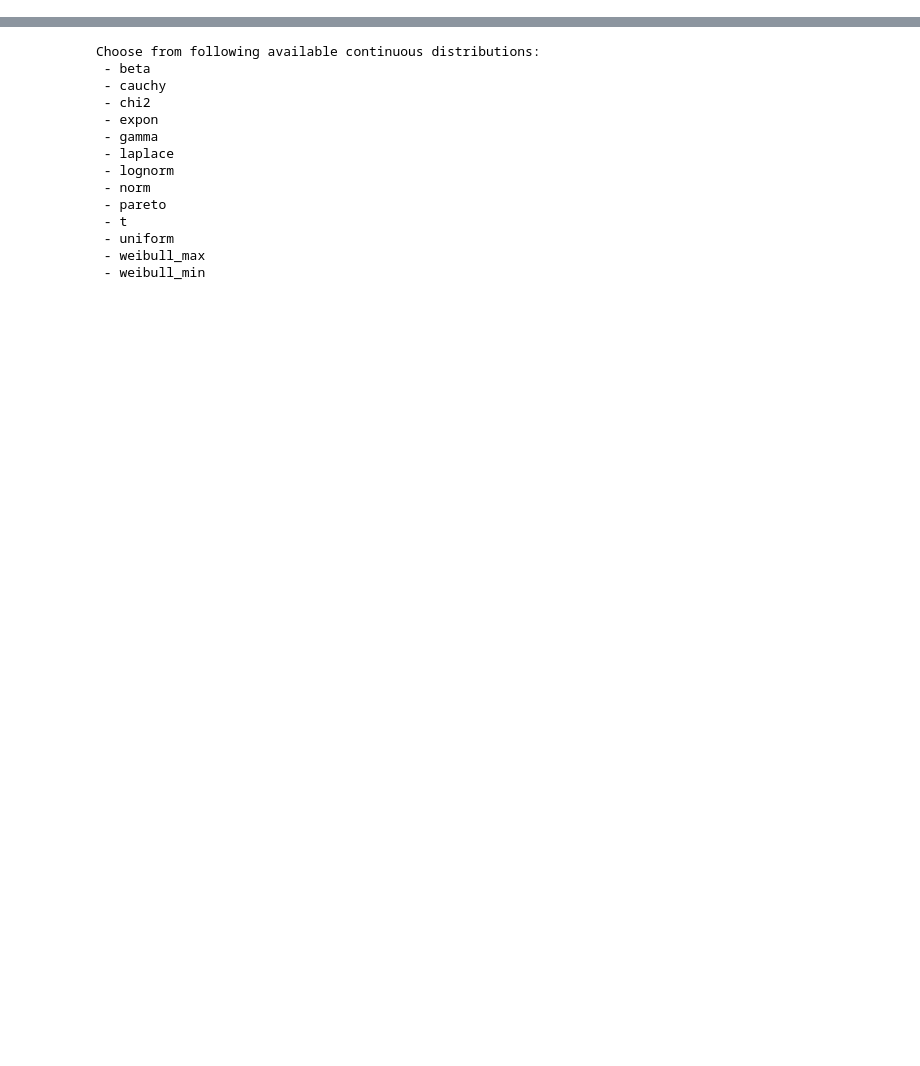
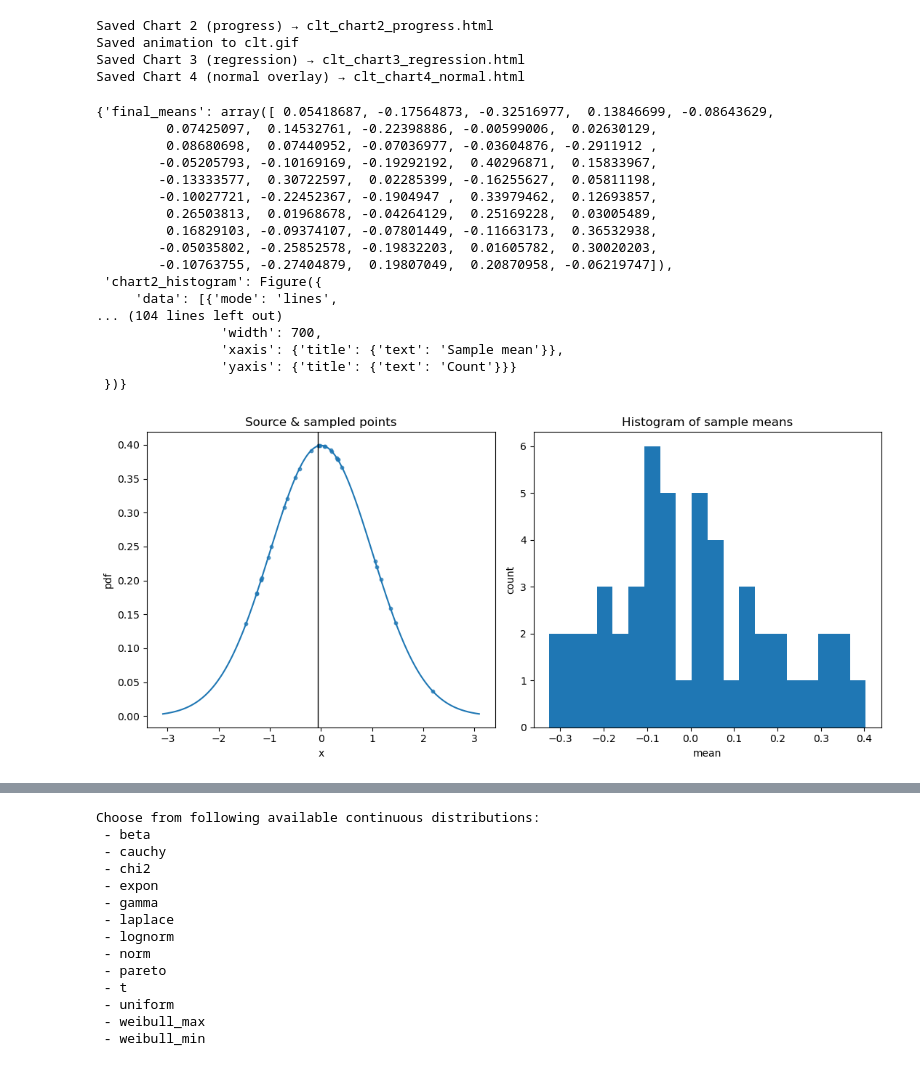
Before and after one commit to samarthsoni17/ideal-ML-train, a Jupyter notebook: math-illustrations/CentralLimitTheorem.ipynb, the cells around one changed output, grey strips where cells are left out. Cells and saved outputs as stored; diff of their text form; code cells hidden in the pictures; blank space fills up the shorter version.

```diff
--- a/math-illustrations/CentralLimitTheorem.ipynb
+++ b/math-illustrations/CentralLimitTheorem.ipynb
@@ -244,0 +387,14 @@ def _normal_curve(mu: float, sigma: float, xgrid: np.ndarray, scale: float) -> n
+# %%
+bufmeans=means
+means=np.array([ 0.05418687, -0.17564873, -0.32516977,  0.13846699, -0.08643629,
+         0.07425097,  0.14532761, -0.22398886, -0.00599006,  0.02630129,
+         0.08680698,  0.07440952, -0.07036977, -0.03604876, -0.2911912 ,
+        -0.05205793, -0.10169169, -0.19292192,  0.40296871,  0.15833967,
+        -0.13333577,  0.30722597,  0.02285399, -0.16255627,  0.05811198,
+        -0.10027721, -0.22452367, -0.1904947 ,  0.33979462,  0.12693857,
+         0.26503813,  0.01968678, -0.04264129,  0.25169228,  0.03005489,
+         0.16829103, -0.09374107, -0.07801449, -0.11663173,  0.36532938,
+        -0.05035802, -0.25852578, -0.19832203,  0.01605782,  0.30020203,
+        -0.10763755, -0.27404879,  0.19807049,  0.20870958, -0.06219747])
+# %%
+means=bufmeans
@@ -244,0 +618,10 @@ def _normal_curve(mu: float, sigma: float, xgrid: np.ndarray, scale: float) -> n
+# %%
+mu  = float(np.mean(means))
+sigma = float(np.std(means, ddof=1))
+xnorm = np.linspace(float(centers.min()), float(centers.max()), 600)
+ynorm = _return_normal_pdf(mu, sigma, xnorm) # matches density scale directly since bars use "widths" in our case and hence area ≈ 1.
+
+chart3.add_trace(go.Scatter(
+    x=xnorm, y=ynorm, mode="lines",
+    name=f"Numpy base normal fit  μ={mu:.3f}, σ={sigma:.3f}"
+))
@@ -472,3 +835,6 @@ def visualize_clt(
         "chart3_regression": chart3,
         "chart4_normal": chart4,
     }
+# %%
+visualize_clt()
+# %% [output]
@@ -474,0 +843,22 @@ def visualize_clt(
+Saved Chart 2 (progress) → clt_chart2_progress.html
+Saved animation to clt.gif
+Saved Chart 3 (regression) → clt_chart3_regression.html
+Saved Chart 4 (normal overlay) → clt_chart4_normal.html
+{'final_means': array([ 0.05418687, -0.17564873, -0.32516977,  0.13846699, -0.08643629,
+         0.07425097,  0.14532761, -0.22398886, -0.00599006,  0.02630129,
+         0.08680698,  0.07440952, -0.07036977, -0.03604876, -0.2911912 ,
+        -0.05205793, -0.10169169, -0.19292192,  0.40296871,  0.15833967,
+        -0.13333577,  0.30722597,  0.02285399, -0.16255627,  0.05811198,
+        -0.10027721, -0.22452367, -0.1904947 ,  0.33979462,  0.12693857,
+         0.26503813,  0.01968678, -0.04264129,  0.25169228,  0.03005489,
+         0.16829103, -0.09374107, -0.07801449, -0.11663173,  0.36532938,
+        -0.05035802, -0.25852578, -0.19832203,  0.01605782,  0.30020203,
+        -0.10763755, -0.27404879,  0.19807049,  0.20870958, -0.06219747]),
+ 'chart2_histogram': Figure({
+     'data': [{'mode': 'lines',
+... (104 lines left out)
+                'width': 700,
+                'xaxis': {'title': {'text': 'Sample mean'}},
+                'yaxis': {'title': {'text': 'Count'}}}
+ })}
+[figure, added]
```
Also changed, not shown: parts of 25 cells of this notebook, 3 other files.
